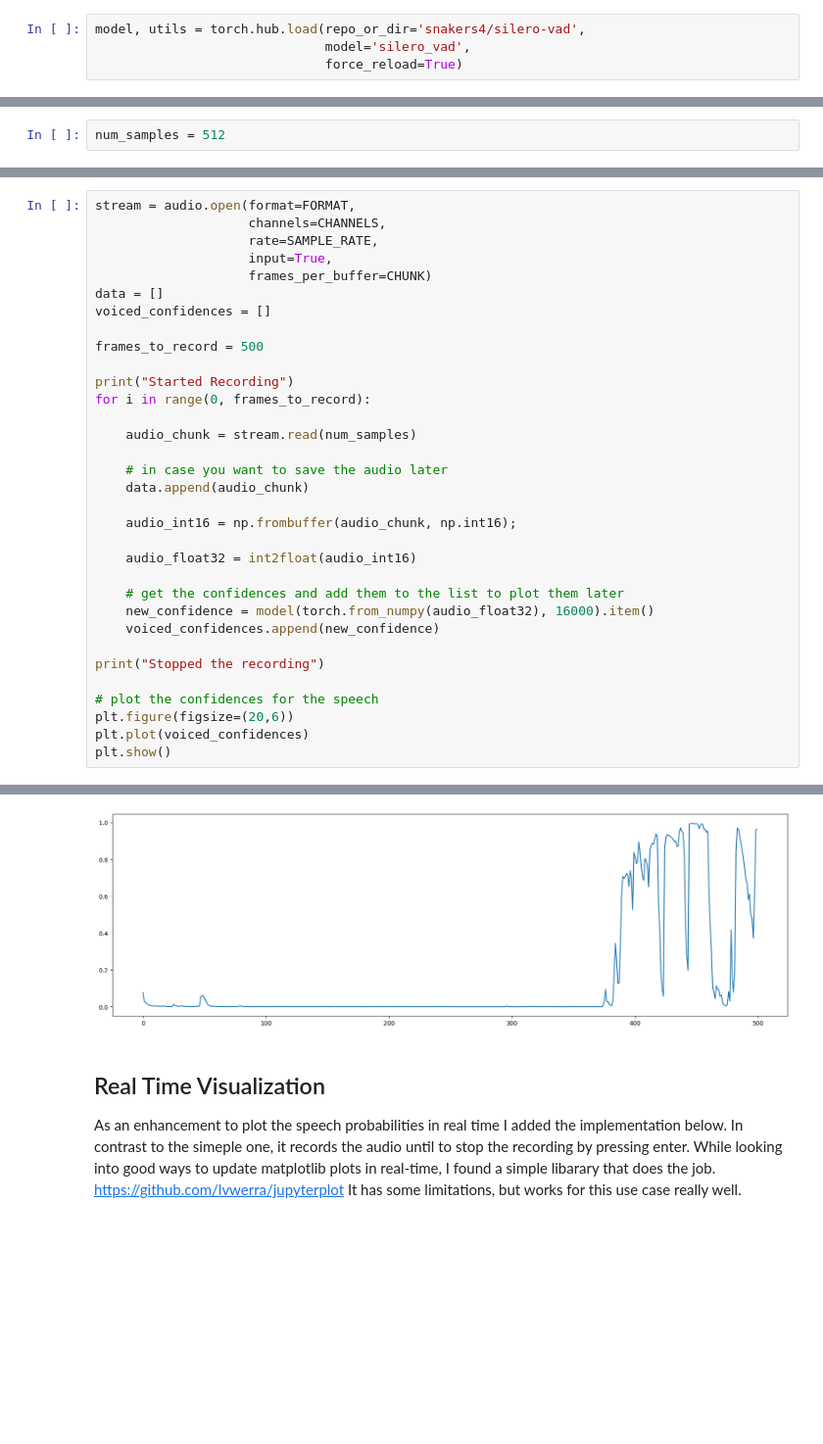
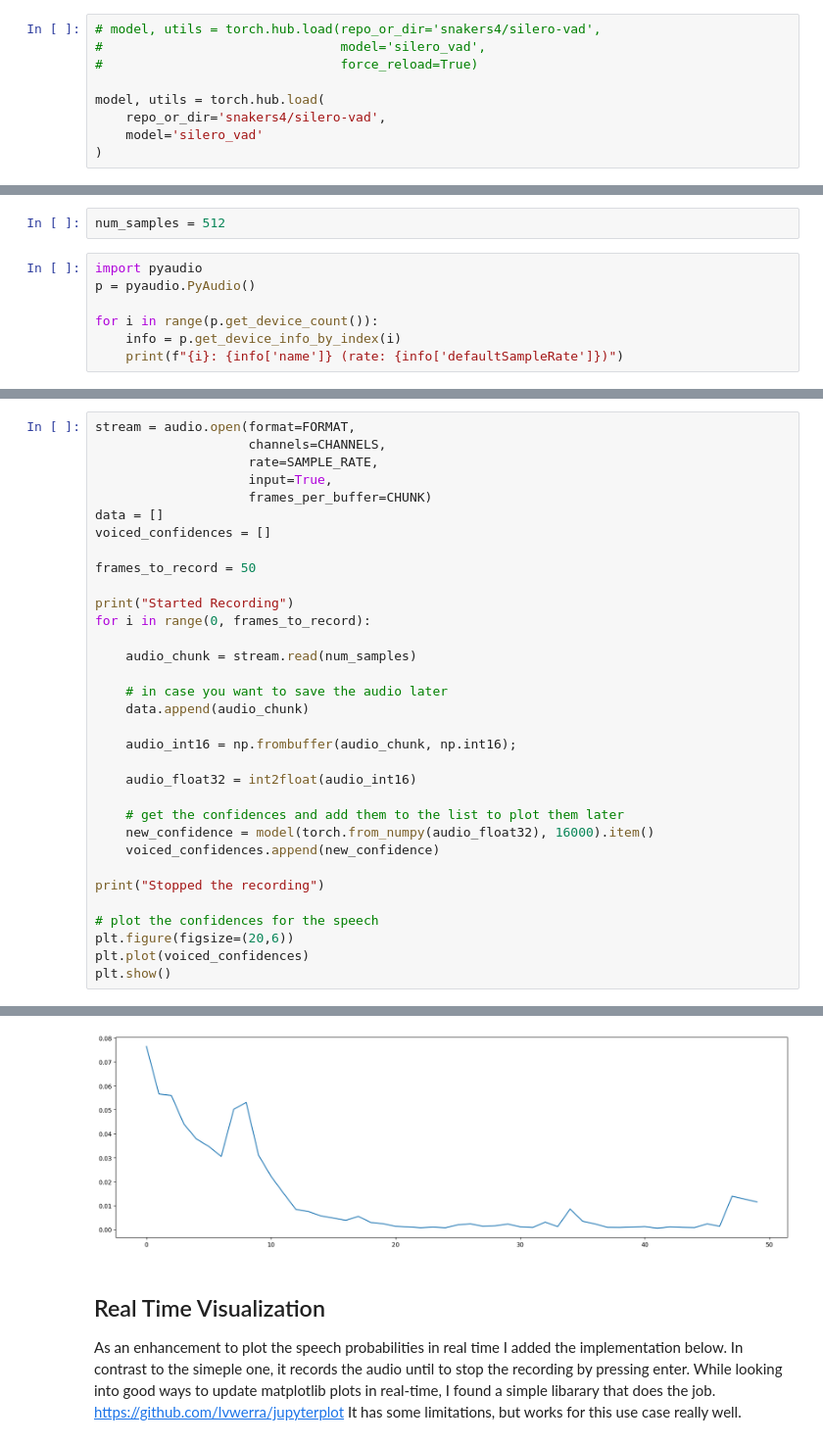
Before and after one commit to shamilajeewantha/DiTra, a Jupyter notebook: silero_vad/pyaudio-streaming-examples.ipynb, the cells around one changed output, grey strips where cells are left out. Shown: that part at 98% size. Cells and saved outputs as stored; diff of their text form; blank space fills up the shorter version.

```diff
--- a/silero_vad/pyaudio-streaming-examples.ipynb
+++ b/silero_vad/pyaudio-streaming-examples.ipynb
@@ -31,7 +40,12 @@ import matplotlib
 import matplotlib.pylab as plt
 import pyaudio
 # %%
-model, utils = torch.hub.load(repo_or_dir='snakers4/silero-vad',
-                              model='silero_vad',
-                              force_reload=True)
+# model, utils = torch.hub.load(repo_or_dir='snakers4/silero-vad',
+#                               model='silero_vad',
+#                               force_reload=True)
+
+model, utils = torch.hub.load(
+    repo_or_dir='snakers4/silero-vad',
+    model='silero_vad'
+)
 # %% [output]
@@ -81,3 +95,10 @@ ALSA lib pcm_dmix.c:1000:(snd_pcm_dmix_open) unable to open slave
 The following example reads the audio as 250ms chunks from the microphone, converts them to a Pytorch Tensor, and gets the probabilities/confidences if the model thinks the frame is voiced.
 # %%
 num_samples = 512
+# %%
+import pyaudio
+p = pyaudio.PyAudio()
+
+for i in range(p.get_device_count()):
+    info = p.get_device_info_by_index(i)
+    print(f"{i}: {info['name']} (rate: {info['defaultSampleRate']})")
@@ -89,35 +123,35 @@ stream = audio.open(format=FORMAT,
                     frames_per_buffer=CHUNK)
 data = []
 voiced_confidences = []
 
-frames_to_record = 500
+frames_to_record = 50
 
 print("Started Recording")
 for i in range(0, frames_to_record):
 
     audio_chunk = stream.read(num_samples)
 
     # in case you want to save the audio later
     data.append(audio_chunk)
 
     audio_int16 = np.frombuffer(audio_chunk, np.int16);
 
     audio_float32 = int2float(audio_int16)
 
     # get the confidences and add them to the list to plot them later
     new_confidence = model(torch.from_numpy(audio_float32), 16000).item()
     voiced_confidences.append(new_confidence)
 
 print("Stopped the recording")
 
 # plot the confidences for the speech
 plt.figure(figsize=(20,6))
 plt.plot(voiced_confidences)
 plt.show()
 # %% [output]
 Started Recording
 Stopped the recording
-[figure, old version]
+[figure, new version]
 # %% [markdown]
 ## Real Time Visualization
 
```
Also changed, not shown: parts of 25 cells of this notebook, 6 other files.
